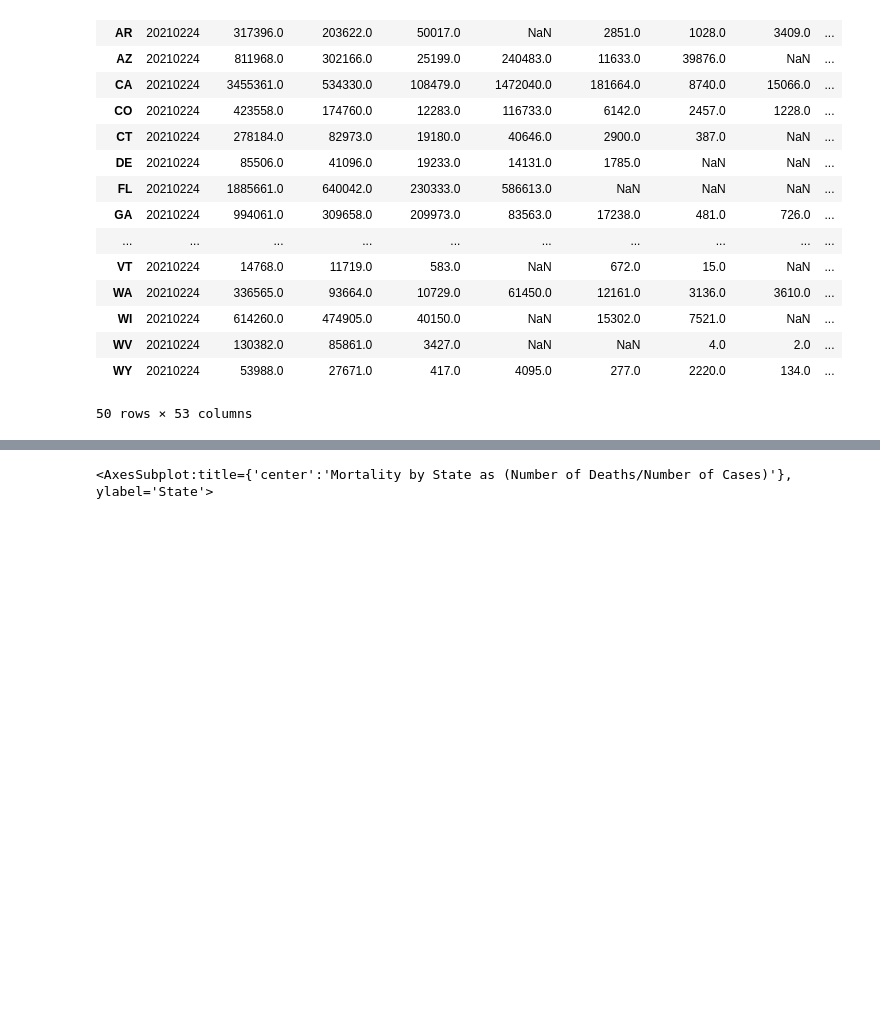
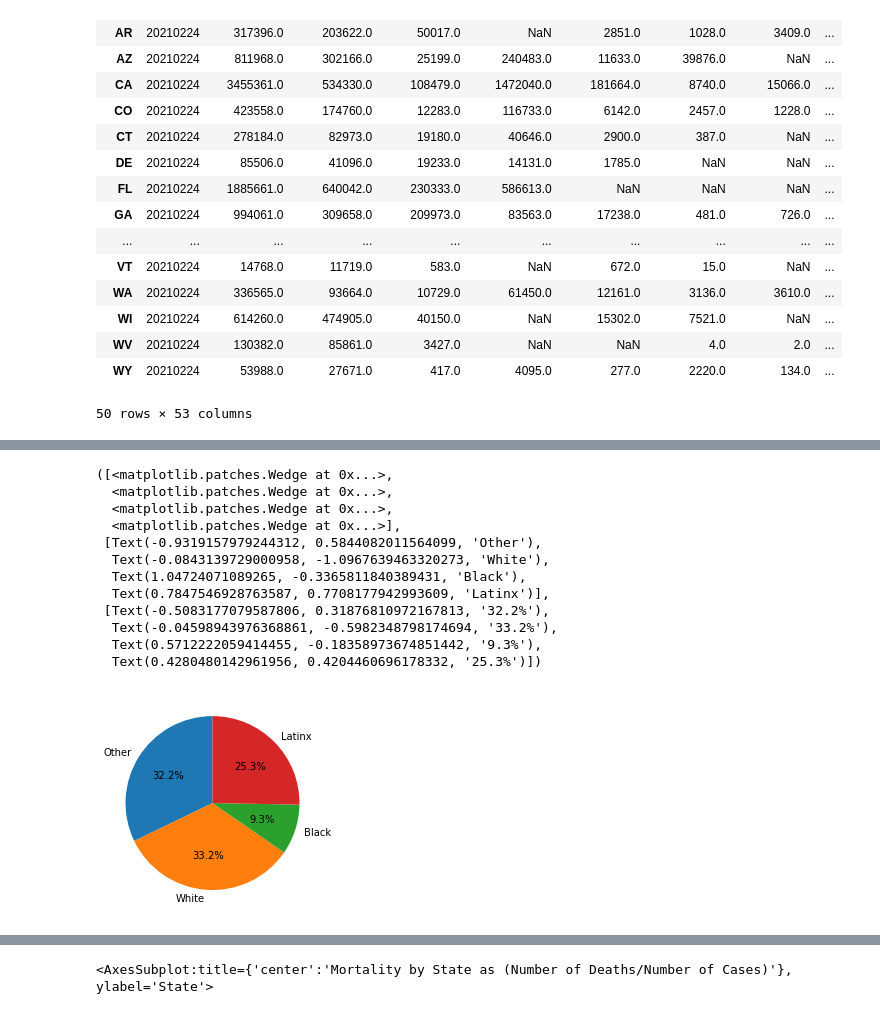
Before and after one commit to JohnGlendening/Project-1_2021, a Jupyter notebook: All_USA_Data.ipynb, the cells around one changed output, grey strips where cells are left out. Drawn from its saved outputs; the diff is of its cells as text; code cells hidden in the pictures; blank space fills up the shorter version.

```diff
--- a/All_USA_Data.ipynb
+++ b/All_USA_Data.ipynb
@@ -128,3 +133,25 @@ cases_df
+# %%
+cases_df = max_df[['Cases_Total', 'Cases_White', 'Cases_Black', 'Cases_Latinx']]
+cases_df = cases_df.dropna()
+cases_df.sum()
+Other = cases_df['Cases_Total'].sum() - cases_df['Cases_White'].sum()- cases_df['Cases_Black'].sum()- cases_df['Cases_Latinx'].sum()
+sizes = [Other,cases_df['Cases_White'].sum(),cases_df['Cases_Black'].sum(),cases_df['Cases_Latinx'].sum()]
+labels = ["Other","White","Black","Latinx"]
+plt.pie(sizes,labels=labels,autopct="%1.1f%%",startangle=90)
+# %% [output]
+([<matplotlib.patches.Wedge at 0x...>,
+  <matplotlib.patches.Wedge at 0x...>,
+  <matplotlib.patches.Wedge at 0x...>,
+  <matplotlib.patches.Wedge at 0x...>],
+ [Text(-0.9319157979244312, 0.5844082011564099, 'Other'),
+  Text(-0.0843139729000958, -1.0967639463320273, 'White'),
+  Text(1.04724071089265, -0.3365811840389431, 'Black'),
+  Text(0.7847546928763587, 0.7708177942993609, 'Latinx')],
+ [Text(-0.5083177079587806, 0.31876810972167813, '32.2%'),
+  Text(-0.04598943976368861, -0.5982348798174694, '33.2%'),
+  Text(0.5712222059414455, -0.18358973674851442, '9.3%'),
+  Text(0.4280480142961956, 0.4204460696178332, '25.3%')])
+[figure, added]
 # %%
 max_df.sum()/1000
 # %% [output]
```
Also changed, not shown: parts of 8 cells of this notebook.
